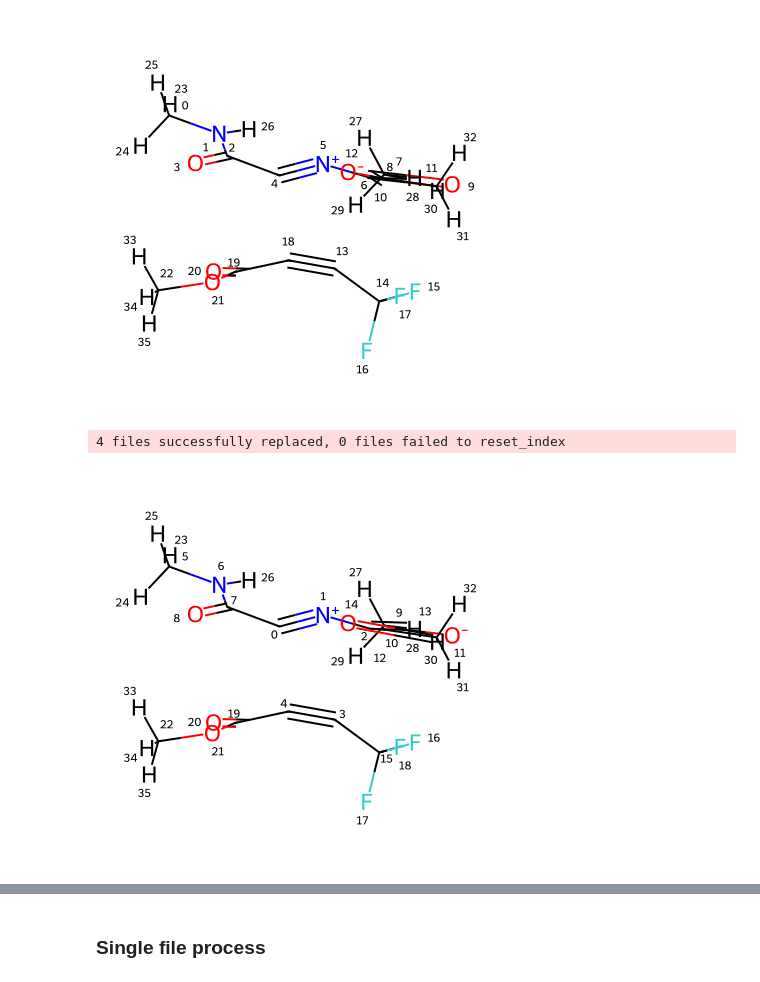
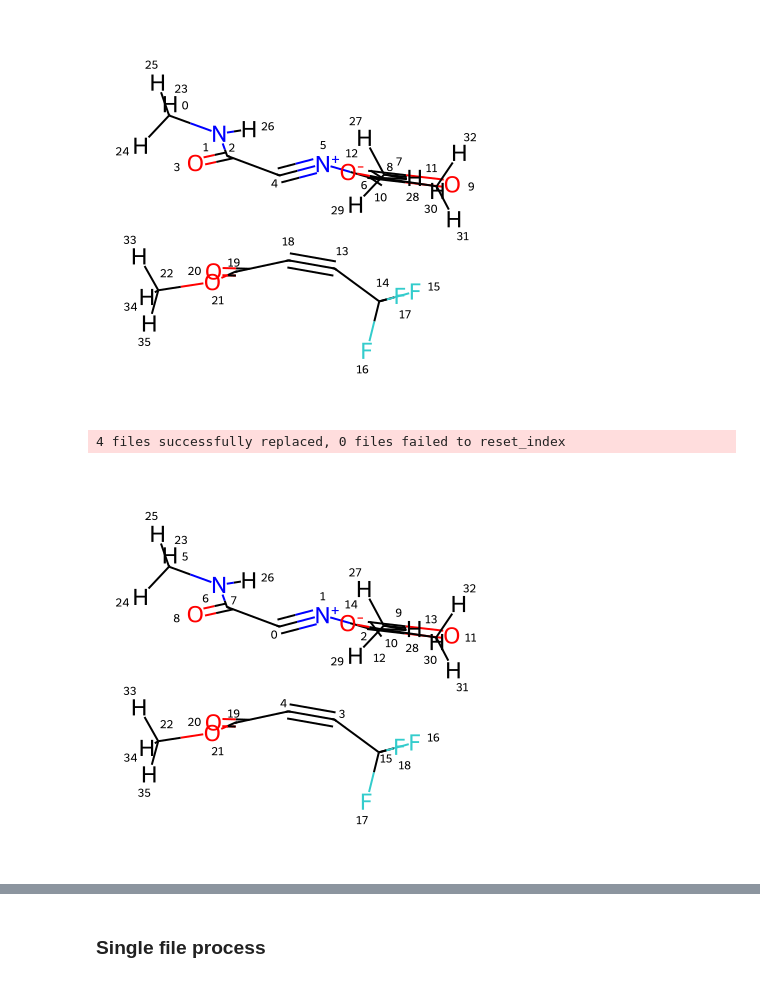
Before and after one commit to gentle1999/MolOP, a Jupyter notebook: tutorial/get_start.ipynb, the cells around one changed output, grey strips where cells are left out. Saved outputs shown, nothing was run; the diff lists cells and outputs as text; code cells hidden in the pictures.

```diff
--- a/tutorial/get_start.ipynb
+++ b/tutorial/get_start.ipynb
@@ -155,12 +155,11 @@ files[0][-1].rdmol
 # %%
 new_files = files.reset_atom_index(
     "[*^1,*^2]~[*+1^1,*+1^2]~[*+0^1,*+0^2].[C]#[C]")
 
-
-new_files[0][-1].rdmol
+new_files[0][0].rdmol
 # %% [output]
 4 files successfully replaced, 0 files failed to reset_index
-[figure, old version]
+[figure, new version]
 # %%
 new_files.to_summary_df()
 # %% [output]
```
Also changed, not shown: parts of 9 cells of this notebook, 10 other files.
